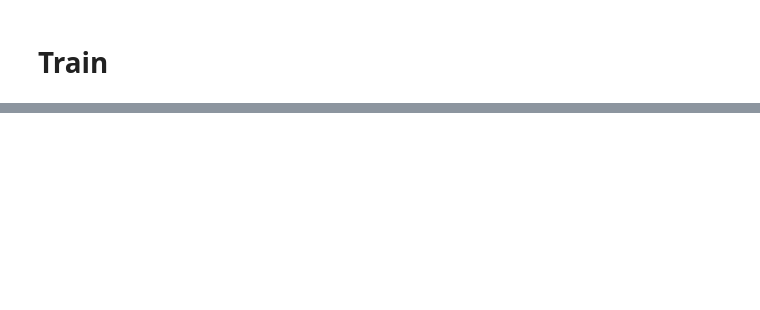
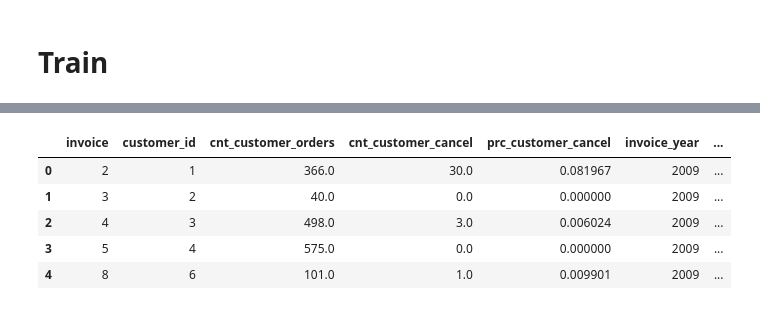
Before and after one commit to JakubStanczak/Order_cancelation_pred, a Jupyter notebook: Konkurs_JS.ipynb, the cells around one changed output, grey strips where cells are left out. Saved outputs shown, nothing was run; the diff lists cells and outputs as text; code cells hidden in the pictures; blank space fills up the shorter version.

```diff
--- a/Konkurs_JS.ipynb
+++ b/Konkurs_JS.ipynb
@@ -397,0 +399,9 @@ result[ ['invoice', 'total_return'] ].to_csv('../../../output/xgb_and_cnt_featur
+# %%
+test_group.head()
+# %% [output]
+|  | invoice | customer_id | cnt_customer_orders | cnt_customer_cancel | prc_customer_cancel | invoice_year | ... |
+| 0 | 2 | 1 | 366.0 | 30.0 | 0.081967 | 2009 | ... |
+| 1 | 3 | 2 | 40.0 | 0.0 | 0.000000 | 2009 | ... |
+| 2 | 4 | 3 | 498.0 | 3.0 | 0.006024 | 2009 | ... |
+| 3 | 5 | 4 | 575.0 | 0.0 | 0.000000 | 2009 | ... |
+| 4 | 8 | 6 | 101.0 | 1.0 | 0.009901 | 2009 | ... |
```
Also changed, not shown: parts of 43 cells of this notebook.
